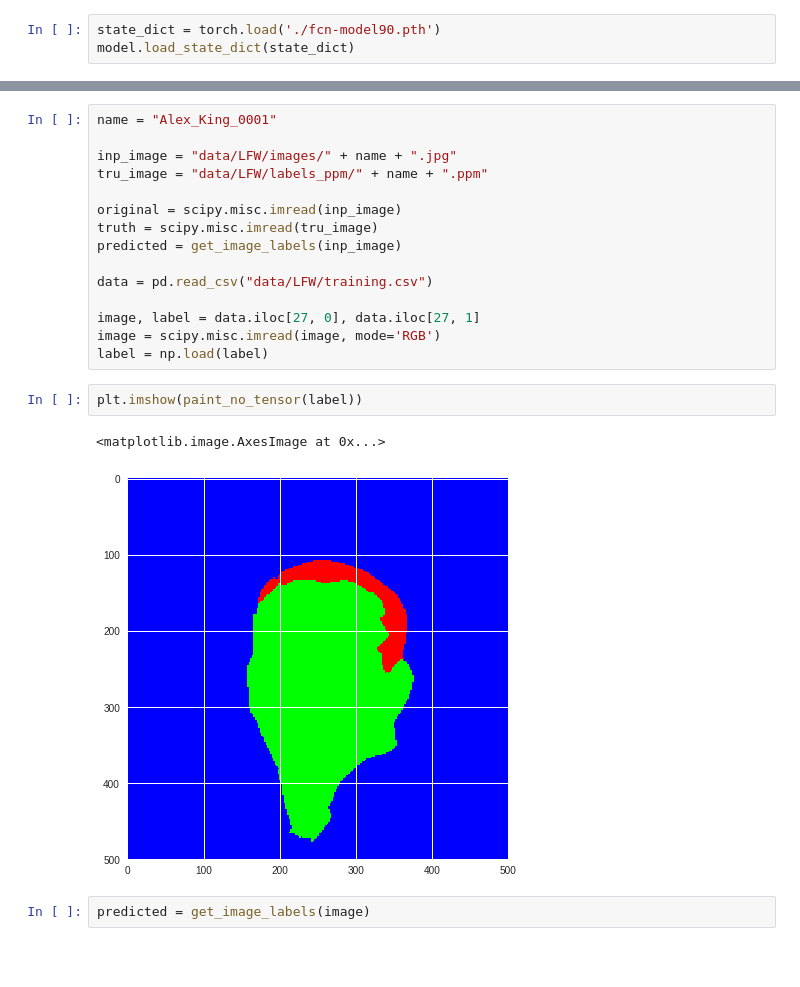
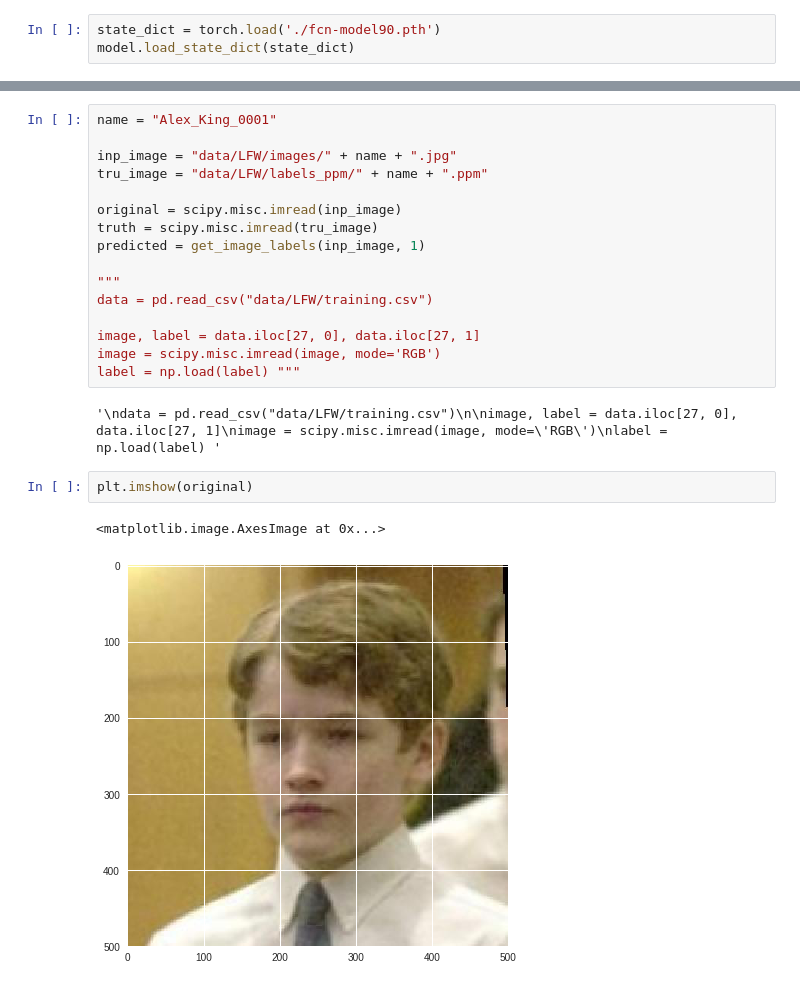
Before and after one commit to betogaona7/hairstyle, a Jupyter notebook: HS-Segment-Technique/FCN_CRF.ipynb, the cells around one changed output, grey strips where cells are left out. Cells and saved outputs as stored; diff of their text form; blank space fills up the shorter version.

```diff
--- a/HS-Segment-Technique/FCN_CRF.ipynb
+++ b/HS-Segment-Technique/FCN_CRF.ipynb
@@ -494,17 +697,18 @@ tru_image = "data/LFW/labels_ppm/" + name + ".ppm"
 
 original = scipy.misc.imread(inp_image)
 truth = scipy.misc.imread(tru_image)
-predicted = get_image_labels(inp_image)
+predicted = get_image_labels(inp_image, 1)
 
+"""
 data = pd.read_csv("data/LFW/training.csv")
 
 image, label = data.iloc[27, 0], data.iloc[27, 1]
 image = scipy.misc.imread(image, mode='RGB')
-label = np.load(label)
+label = np.load(label) """
+# %% [output]
+'\ndata = pd.read_csv("data/LFW/training.csv")\n\nimage, label = data.iloc[27, 0], data.iloc[27, 1]\nimage = scipy.misc.imread(image, mode=\'RGB\')\nlabel = np.load(label) '
 # %%
-plt.imshow(paint_no_tensor(label))
+plt.imshow(original)
 # %% [output]
 <matplotlib.image.AxesImage at 0x...>
-[figure, old version]
+[figure, new version]
-# %%
-predicted = get_image_labels(image)
```
Also changed, not shown: parts of 39 cells of this notebook.
